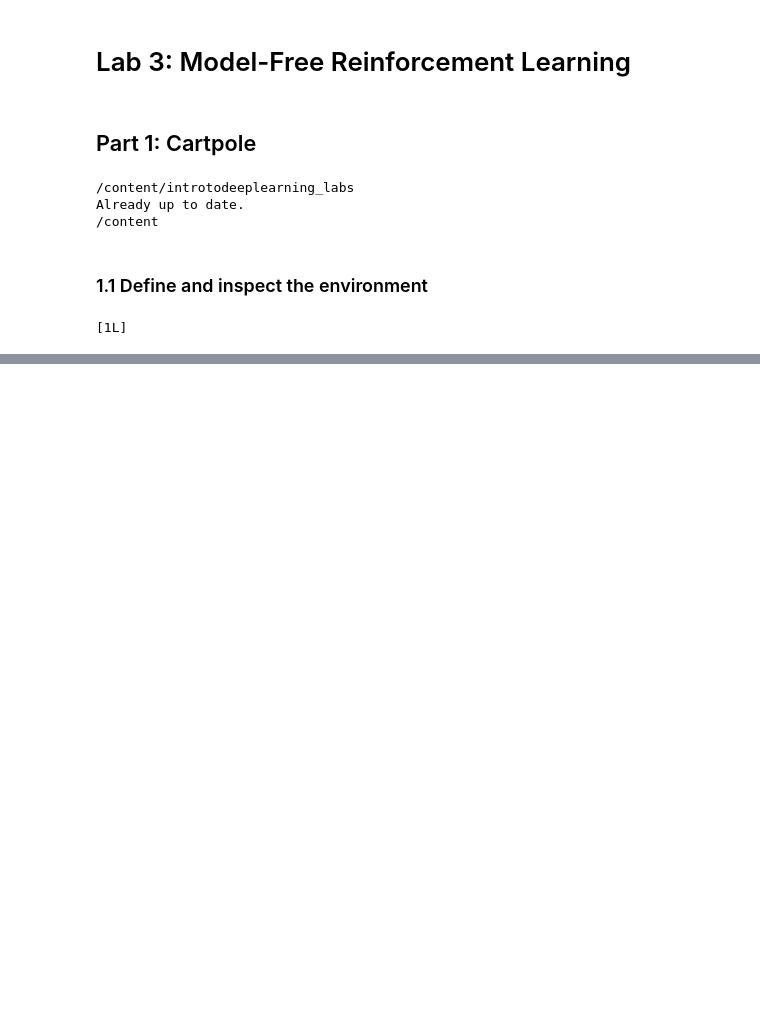
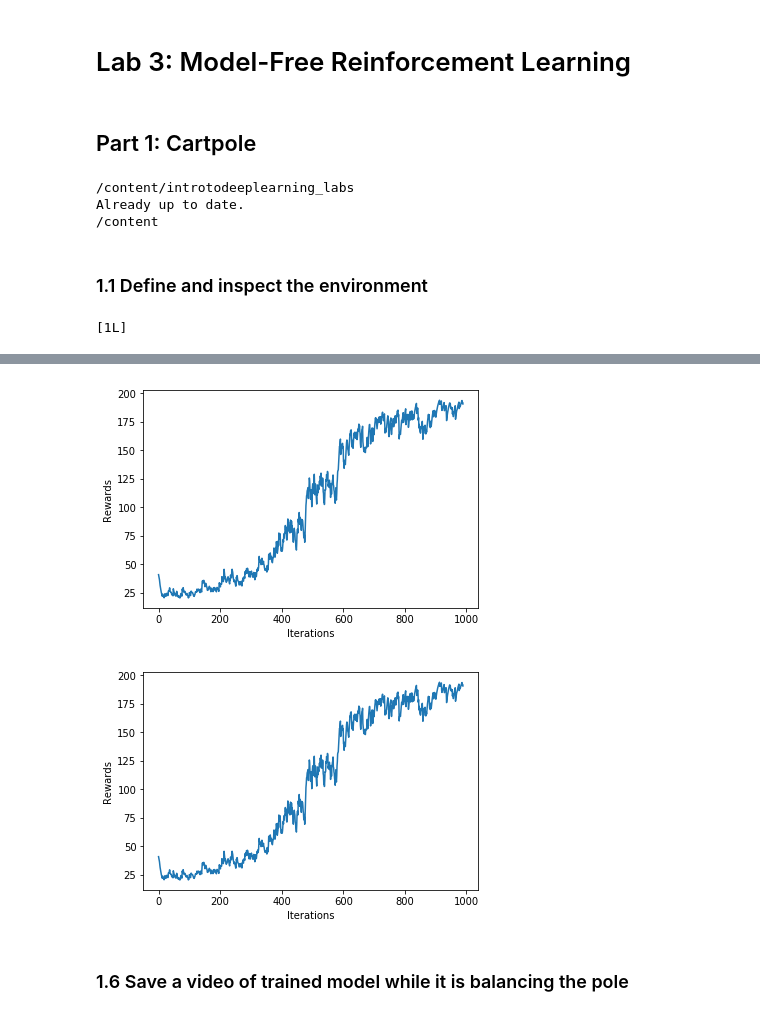
Before and after one commit to freison/DeepLearning, a Jupyter notebook: Lab3_rl.ipynb, the cells around one changed output, grey strips where cells are left out. Cells and saved outputs as stored; diff of their text form; code cells hidden in the pictures; blank space fills up the shorter version.

```diff
--- a/Lab3_rl.ipynb
+++ b/Lab3_rl.ipynb
@@ -39,0 +136,6 @@ env.seed(1) # Reproducible, since RL has high variance.
+# %%
+'''Now we can start to define the learing algorithm
+which will be used to reinforce good behaviors of the agent and discourage bad behaviours.
+Start by defining the optimizer we want to use.'''
+learning_rate = 1e-3
+optimizer = tf.train.AdamOptimizer(learning_rate)
@@ -39,0 +153,14 @@ env.seed(1) # Reproducible, since RL has high variance.
+# %%
+'''Now let's use the loss function to define a backpropogation step of our learning algorithm.'''
+def train_step(model, optimizer, observations, actions, discounted_rewards):
+  with tf.GradientTape() as tape:
+    # Forward propogate through the agent
+    observations = tf.convert_to_tensor(observations, dtype=tf.float32)
+    logits = model(observations)
+
+    '''TODO: call the compute_loss function to compute the loss'''
+    loss = compute_loss(logits, actions, discounted_rewards) # TODO
+
+  '''TODO: run backpropagation using the tape.gradient method'''
+  grads = tape.gradient(loss, model.variables) # TODO
+  optimizer.apply_gradients(zip(grads, model.variables), global_step=tf.train.get_or_create_global_step())
@@ -39,0 +170,43 @@ env.seed(1) # Reproducible, since RL has high variance.
+# %%
+cartpole_model = create_cartpole_model()
+
+smoothed_reward = util.LossHistory(smoothing_factor=0.9)
+plotter = util.PeriodicPlotter(sec=5, xlabel='Iterations', ylabel='Rewards')
+
+for i_episode in range(1000):
+
+  plotter.plot(smoothed_reward.get())
+
+  # Restart the environment
+  observation = env.reset()
+
+  while True:
+    # using our observation, take an action
+    action = choose_action(cartpole_model, observation)
+    next_observation, reward, done, info = env.step(action)
+    # add to memory
+    memory.add_to_memory(observation, action, reward)
+
+    # is the episode over? did you chrash or do so well that you´re done?
+    if done:
+      # determine total reward and keep a record of this
+      total_reward = sum(memory.rewards)
+      smoothed_reward.append( total_reward)
+
+      # initiate training - remember we don´t know anything about how the agent is doing until it´s crashed!
+      train_step(cartpole_model,
+                 optimizer,
+                 observations = np.vstack(memory.observations),
+                 actions = np.array(memory.actions),
+                 discounted_rewards = discount_rewards(memory.rewards)
+                 )
+
+      memory.clear()
+      break
+    # update our observations
+    observation = next_observation
+# %% [output]
+[figure, added]
+[figure, added]
+# %% [markdown]
+### 1.6 Save a video of trained model while it is balancing the pole
```
Also changed, not shown: parts of 17 cells of this notebook.
